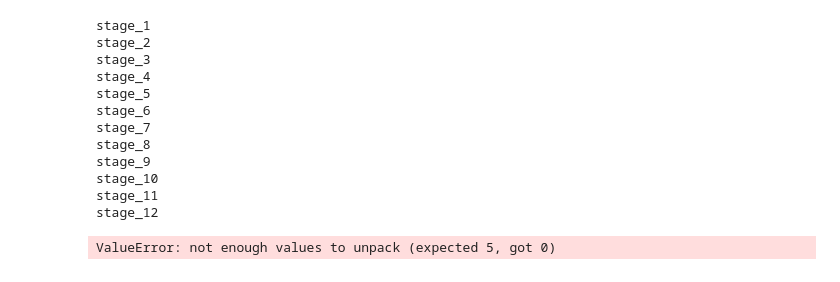
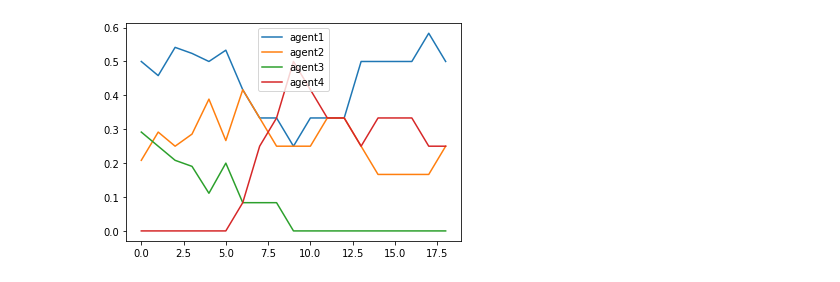
Before and after one commit to kenngkz/luxai, a Jupyter notebook: stats.ipynb, the cells around one changed output. Drawn from its saved outputs; the diff is of its cells as text; code cells hidden in the pictures.

```diff
--- a/stats.ipynb
+++ b/stats.ipynb
@@ -81,42 +67,30 @@ ValueError: not enough values to unpack (expected 5, got 0)
 # %%
 def policy_dist(filtered_stages, df):
     mask = [stage in filtered_stages for stage in df["stage"]]
     return df.loc[mask]["policy"].value_counts()
 
 def plot_policies(max_stage, method="cumulative", avg_range=3):
     if method == "cumulative":
-        arg = [[f"stage_{i}" for i in range(n, max_stage+1)] for n in range(1, max_stage)]
+        arg = [[f"stage_{i}" for i in range(n, max_stage+1)] for n in range(13, max_stage)]
     elif method == "single":
-        arg = [f"stage_{i}" for i in range(1, max_stage+1)]
+        arg = [f"stage_{i}" for i in range(13, max_stage+1)]
     elif method == "moving_avg":
-        arg = [[f"stage_{i}" for i in range(n, n+avg_range)] for n in range(1, max_stage-avg_range+1)]
-    all_stages = [f"stage_{i}" for i in range(1, max_stage+1)]
+        arg = [[f"stage_{i}" for i in range(n, n+avg_range)] for n in range(13, max_stage-avg_range+1)]
+    all_stages = [f"stage_{i}" for i in range(13, max_stage+1)]
     df = get_all_best_stats(all_stages)
     data = []
     for a in arg:
         dist = policy_dist(a, df)
         dist = dist / sum(dist)
-        for key in ["agent1", "agent2", "agent3"]:
+        for key in ["agent1", "agent2", "agent3", "agent4"]:
             if key not in dist:
                 dist[key] = 0
-        dist = [dist["agent1"], dist["agent2"], dist["agent3"]]
+        dist = [dist["agent1"], dist["agent2"], dist["agent3"], dist["agent4"]]
         data.append(dist)
     plt.plot(data)
-    plt.legend(["agent1", "agent2", "agent3"])
+    plt.legend(["agent1", "agent2", "agent3", "agent4"])
     plt.show()
 
 plot_policies(max_stage, method="moving_avg", avg_range=4)
 # %% [output]
-stage_1
-stage_2
-stage_3
-stage_4
-stage_5
-stage_6
-stage_7
-stage_8
-stage_9
-stage_10
-stage_11
-stage_12
-ValueError: not enough values to unpack (expected 5, got 0)
+[figure, added]
```
Also changed, not shown: parts of 4 cells of this notebook, 2 other files.
